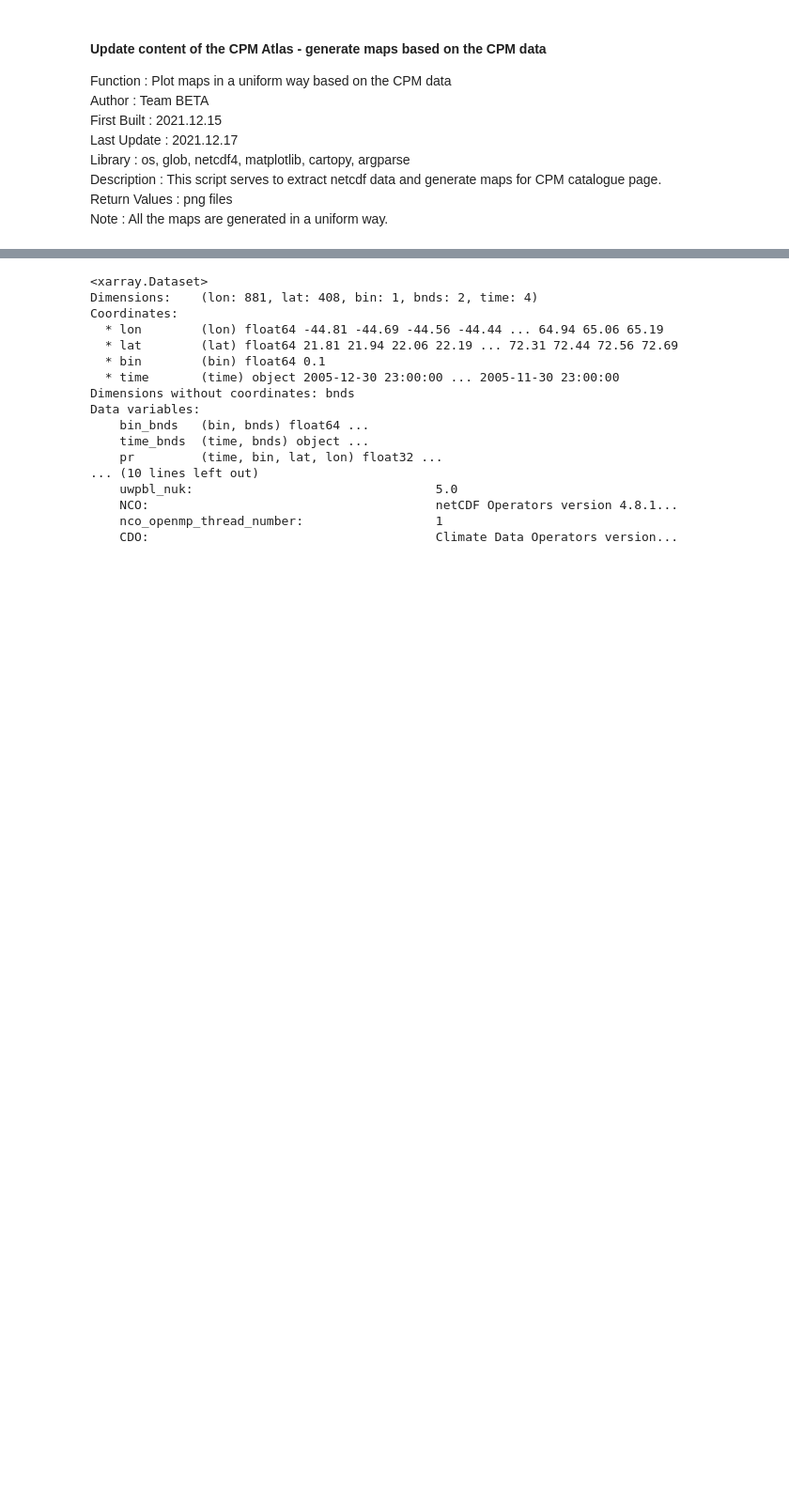
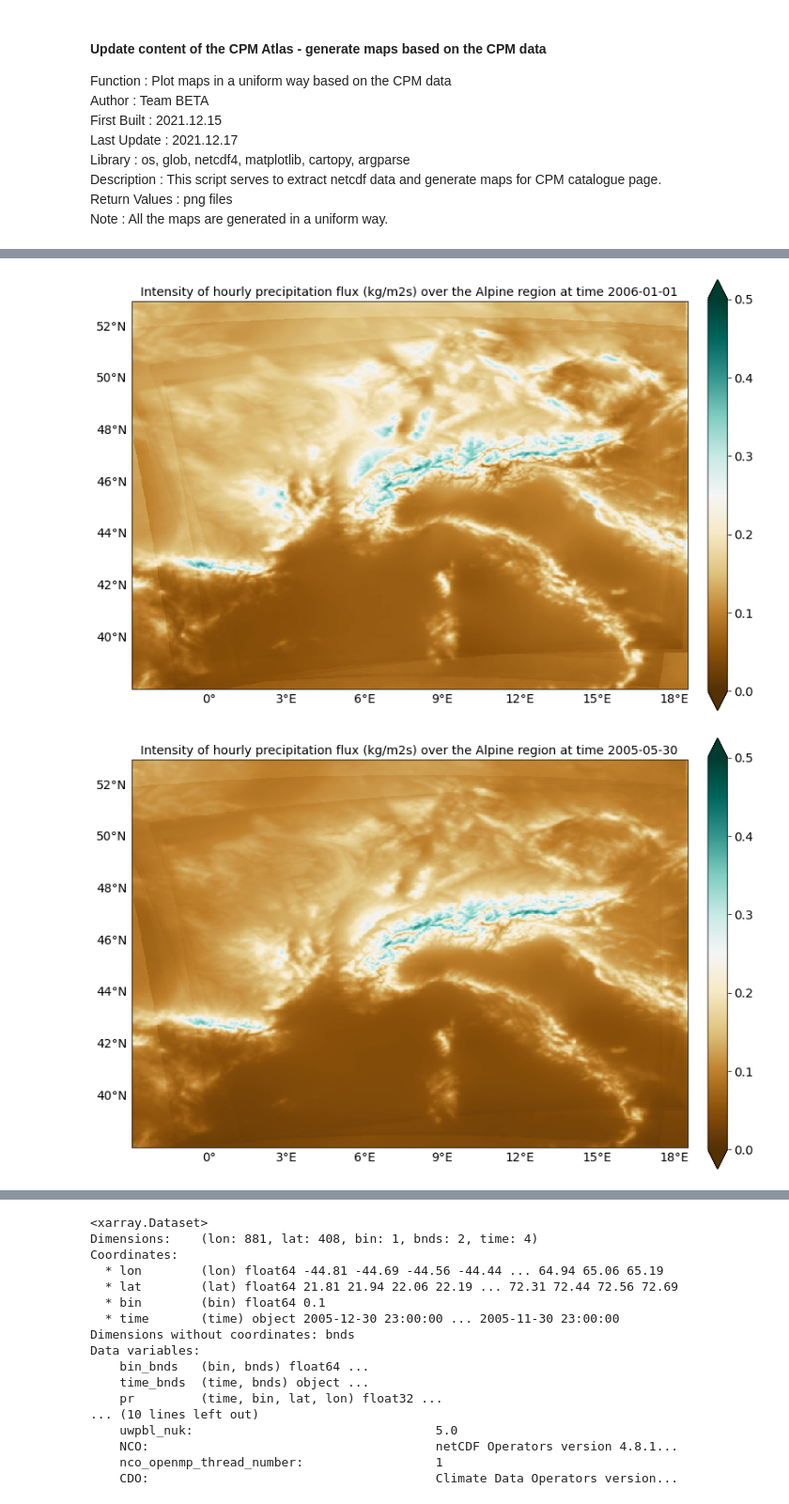
Before and after one commit to eucp-project/data-catalogue, a Jupyter notebook: python/maps_prototype.ipynb, the cells around one changed output, grey strips where cells are left out. Shown at 94% size. Cells and saved outputs as stored; diff of their text form; code cells hidden in the pictures; blank space fills up the shorter version.

```diff
--- a/python/maps_prototype.ipynb
+++ b/python/maps_prototype.ipynb
@@ -36,30 +54,34 @@ for i in dataset.indexes['time']:
     fig = plt.figure(figsize=(12.8, 9.6))
     ax = plt.axes(projection=ccrs.PlateCarree())
     ax.set_extent([-3, 18.5, 38, 53], ccrs.PlateCarree())  # East, West, South, Nouth
     #ax.coastlines(resolution="110m", color="black", linewidth=2)
     gl = ax.gridlines(
     crs=ccrs.PlateCarree(),
     draw_labels=True,
     linewidth=1,
     color="gray",
     alpha=0.5,
     linestyle="--",
     )
     gl.top_labels = False
     gl.bottom_labels = True
     gl.left_labels = True
     gl.right_labels = False
     gl.xlines = False
     gl.ylines = False
     gl.xlabel_style = {"size": 14, "color": "black"}
     gl.ylabel_style = {"size": 14, "color": "black"}
     cs = data.plot(cmap="BrBG", vmin=0, vmax=0.5, ax=ax, x='lon', y='lat', add_colorbar=False)
     cbar = fig.colorbar(
     cs, extend="both", orientation="vertical", shrink=0.8, pad=0.03, spacing="uniform"
     )
     cbar.ax.tick_params(labelsize=14)
     ax.set_title(f"Intensity of hourly precipitation flux (kg/m2s) over the Alpine region at time {str(i)[:10]}", fontsize=14)
+    plt.tight_layout()
     plt.show()
     fig.savefig(Path(output_path,
                 f"{region}_{variable}_{resolution}_{category}_{str(i)[:10]}.png"),
                 dpi=150)
+# %% [output]
+[figure, added]
+[figure, added]
```
Also changed, not shown: parts of 6 cells of this notebook, 18 other files.
